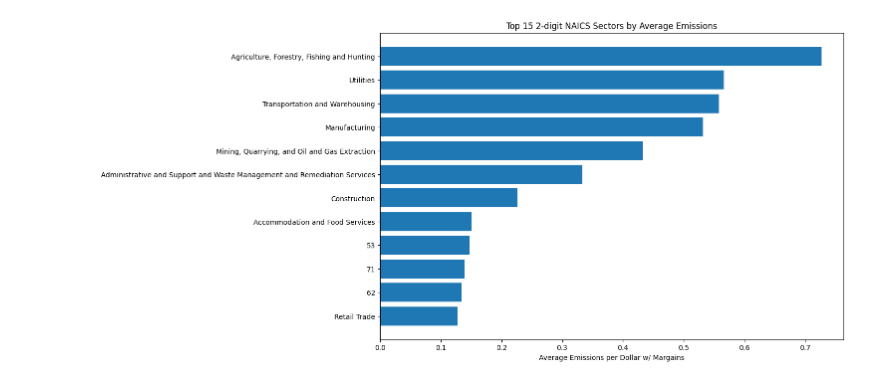
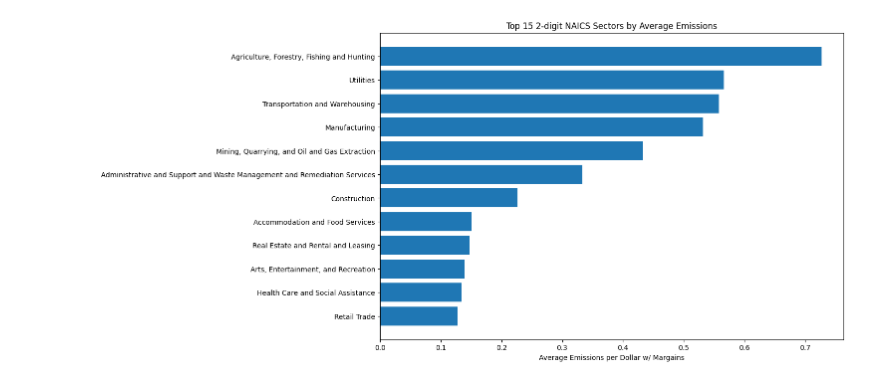
Before and after one commit to coopaloop536/Cooper_CO2_Emissions, a Jupyter notebook: CO2_Emissions_Project.ipynb, the cells around one changed output. Drawn from its saved outputs; the diff is of its cells as text; code cells hidden in the pictures.

```diff
--- a/CO2_Emissions_Project.ipynb
+++ b/CO2_Emissions_Project.ipynb
@@ -57,27 +57,30 @@ grouped_2digit = grouped_2digit.sort_values(ascending=False) ## Sorts the data b
 # %%
 naics_2digit_names = {
     '11': 'Agriculture, Forestry, Fishing and Hunting',
     '21': 'Mining, Quarrying, and Oil and Gas Extraction',
     '22': 'Utilities',
     '23': 'Construction',
     '31': 'Manufacturing',
     '32': 'Manufacturing',
     '33': 'Manufacturing',
     '42': 'Wholesale Trade',
     '44': 'Retail Trade',
     '48': 'Transportation and Warehousing',
     '56': 'Administrative and Support and Waste Management and Remediation Services',
     '49': 'Transportation and Warehousing',
-    '72': 'Accommodation and Food Services'
+    '72': 'Accommodation and Food Services',
+    '53': 'Real Estate and Rental and Leasing',
+    '71': 'Arts, Entertainment, and Recreation',
+    '62': 'Health Care and Social Assistance'
     }
 
-labels = [naics_2digit_names.get(key, key) for key in grouped_2digit.index]
+labels = grouped_2digit.index.map(naics_2digit_names.get)
 plt.figure(figsize=(12, 8))
 plt.barh(labels[:15], grouped_2digit.head(15))  # top 15 sectors
 
 plt.xlabel('Average Emissions per Dollar w/ Margains')
 plt.title('Top 15 2-digit NAICS Sectors by Average Emissions')
 plt.gca().invert_yaxis()  # Highest emission on top
 plt.show()
 # %% [output]
-[figure, old version]
+[figure, new version]
```
